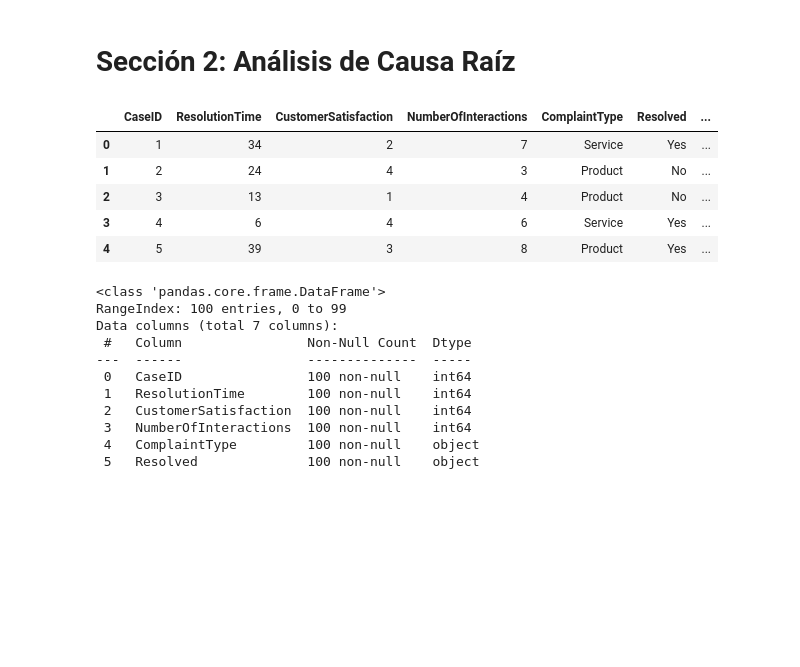
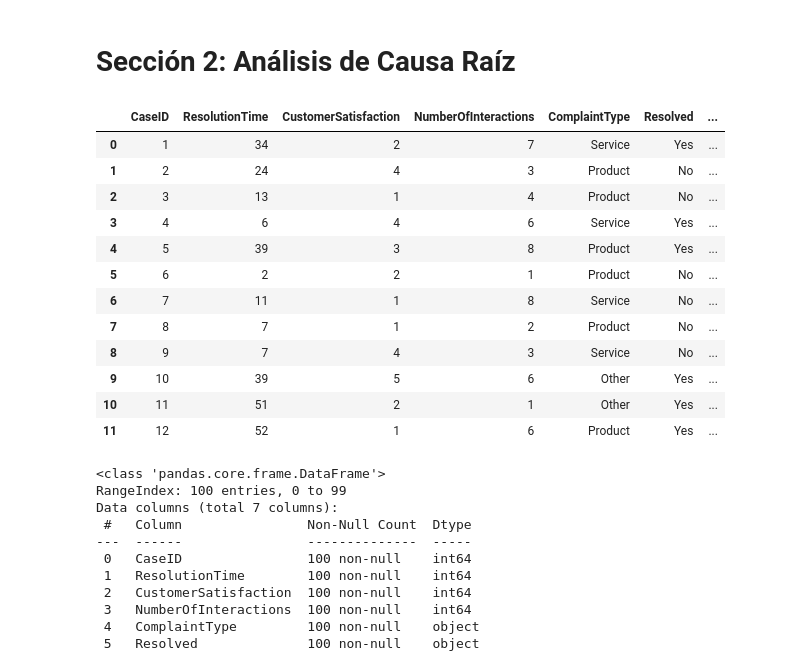
Before and after one commit to JuanVaquiro/folder-quest, a Jupyter notebook: Análisis_conjunto_de_datos.ipynb, the cells around one changed output. Cells and saved outputs as stored; diff of their text form; code cells hidden in the pictures; blank space fills up the shorter version.

```diff
--- a/Análisis_conjunto_de_datos.ipynb
+++ b/Análisis_conjunto_de_datos.ipynb
@@ -206,14 +211,21 @@ Porcentaje de Retención de Clientes: 1.0
 # %%
 df_service = pd.read_csv('service_campaign_data.csv', sep = ',', na_values='#N/D')
 
-df_service.head()
+df_service.head(12)
 # %% [output]
 |  | CaseID | ResolutionTime | CustomerSatisfaction | NumberOfInteractions | ComplaintType | Resolved | ... |
 | 0 | 1 | 34 | 2 | 7 | Service | Yes | ... |
 | 1 | 2 | 24 | 4 | 3 | Product | No | ... |
 | 2 | 3 | 13 | 1 | 4 | Product | No | ... |
 | 3 | 4 | 6 | 4 | 6 | Service | Yes | ... |
 | 4 | 5 | 39 | 3 | 8 | Product | Yes | ... |
+| 5 | 6 | 2 | 2 | 1 | Product | No | ... |
+| 6 | 7 | 11 | 1 | 8 | Service | No | ... |
+| 7 | 8 | 7 | 1 | 2 | Product | No | ... |
+| 8 | 9 | 7 | 4 | 3 | Service | No | ... |
+| 9 | 10 | 39 | 5 | 6 | Other | Yes | ... |
+| 10 | 11 | 51 | 2 | 1 | Other | Yes | ... |
+| 11 | 12 | 52 | 1 | 6 | Product | Yes | ... |
 # %%
 df_service.info()
 # %% [output]
```
Also changed, not shown: parts of 29 cells of this notebook.
